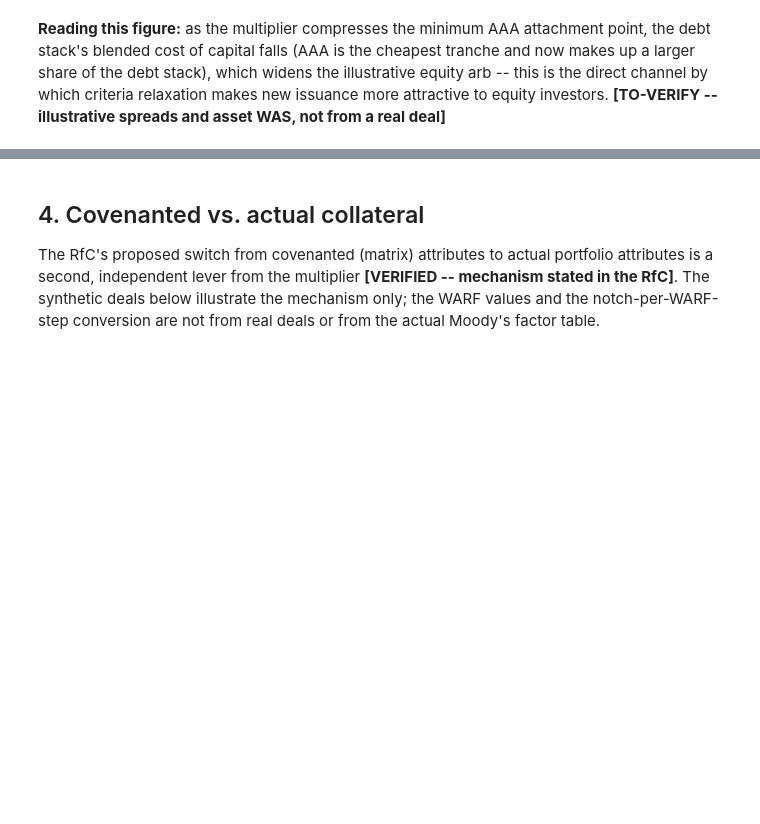
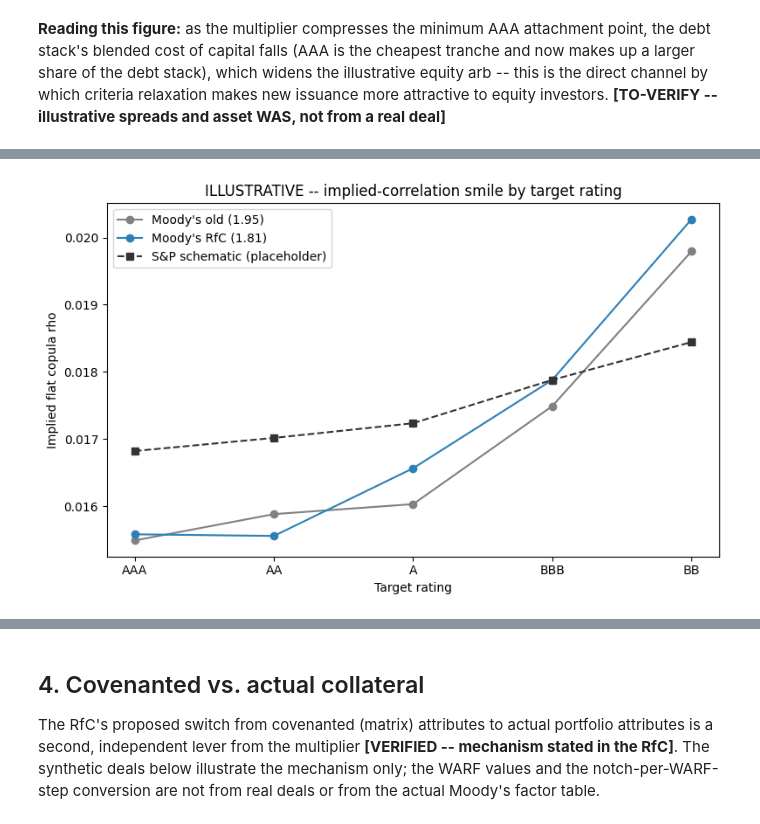
Before and after one commit to ZinuoS/Moody-s-Fitch-Rating-Replica-, a Jupyter notebook: research/clo_methodology_change_2026.ipynb, the cells around one changed output, grey strips where cells are left out. Saved outputs shown, nothing was run; the diff lists cells and outputs as text; code cells hidden in the pictures; blank space fills up the shorter version.

```diff
--- a/research/clo_methodology_change_2026.ipynb
+++ b/research/clo_methodology_change_2026.ipynb
@@ -493,0 +717,39 @@ criteria relaxation makes new issuance more attractive to equity investors.
+# %%
+N_RAW = 150   # ILLUSTRATIVE raw obligor count (D=60 is BET's diversity-adjusted count)
+ratings_ladder = ["AAA", "AA", "A", "BBB", "BB"]
+# ILLUSTRATIVE declining stress-multiplier ladder -- TO-VERIFY, full ladder not public (Sec. 2).
+mult_new_ladder = {"AAA": CONFIG["multiplier_new"], "AA": 1.5, "A": 1.2, "BBB": 1.0, "BB": 0.8}
+mult_scale = CONFIG["multiplier_old"] / CONFIG["multiplier_new"]
+mult_old_ladder = {r: v * mult_scale for r, v in mult_new_ladder.items()}
+mult_sp_ladder = {r: 1.0 for r in ratings_ladder}  # ILLUSTRATIVE flat S&P placeholder, not a real SDR
+# ILLUSTRATIVE EL-target ladder, loosening down the stack (real benchmarks unknown -- Sec. 2).
+el_ladder = {"AAA": illustrative_el_target, "AA": 8e-6, "A": 5e-5, "BBB": 3e-4, "BB": 1.5e-3}
+
+def rho_smile(mult_ladder):
+    out = {}
+    for r in ratings_ladder:
+        pd_r = illustrative_base_pd * mult_ladder[r]
+        ce = min_attach_for_el(D, pd_r, recovery, el_ladder[r])
+        out[r] = implied_rho(ce, np.full(N_RAW, pd_r), recovery, el_ladder[r])
+    return out
+
+smile_old = rho_smile(mult_old_ladder)
+smile_new = rho_smile(mult_new_ladder)
+smile_sp = rho_smile(mult_sp_ladder)
+# %%
+fig, ax = plt.subplots(figsize=(8, 5))
+ax.plot(ratings_ladder, [smile_old[r] for r in ratings_ladder], "-o", color="0.5",
+        label=f"Moody's old ({CONFIG['multiplier_old']})")
+ax.plot(ratings_ladder, [smile_new[r] for r in ratings_ladder], "-o", color=ACCENT,
+        label=f"Moody's RfC ({CONFIG['multiplier_new']})")
+ax.plot(ratings_ladder, [smile_sp[r] for r in ratings_ladder], "--s", color="0.2",
+        label="S&P schematic (placeholder)")
+ax.set_xlabel("Target rating")
+ax.set_ylabel("Implied flat copula rho")
+ax.set_title("ILLUSTRATIVE -- implied-correlation smile by target rating")
+ax.legend()
+fig.tight_layout()
+fig.savefig(FIG_DIR / "08_implied_correlation_smile.png", dpi=150)
+plt.show()
+# %% [output]
+[figure, added]
```
Also changed, not shown: parts of 31 cells of this notebook, 1 other file.
